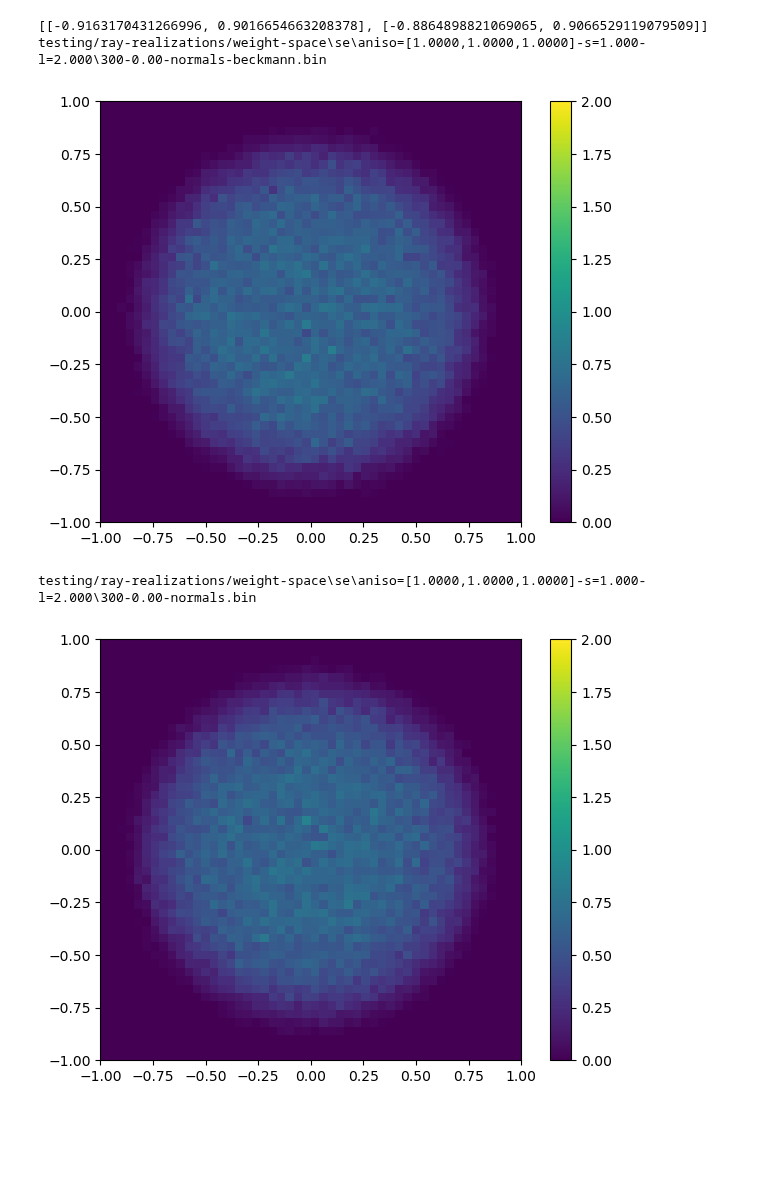
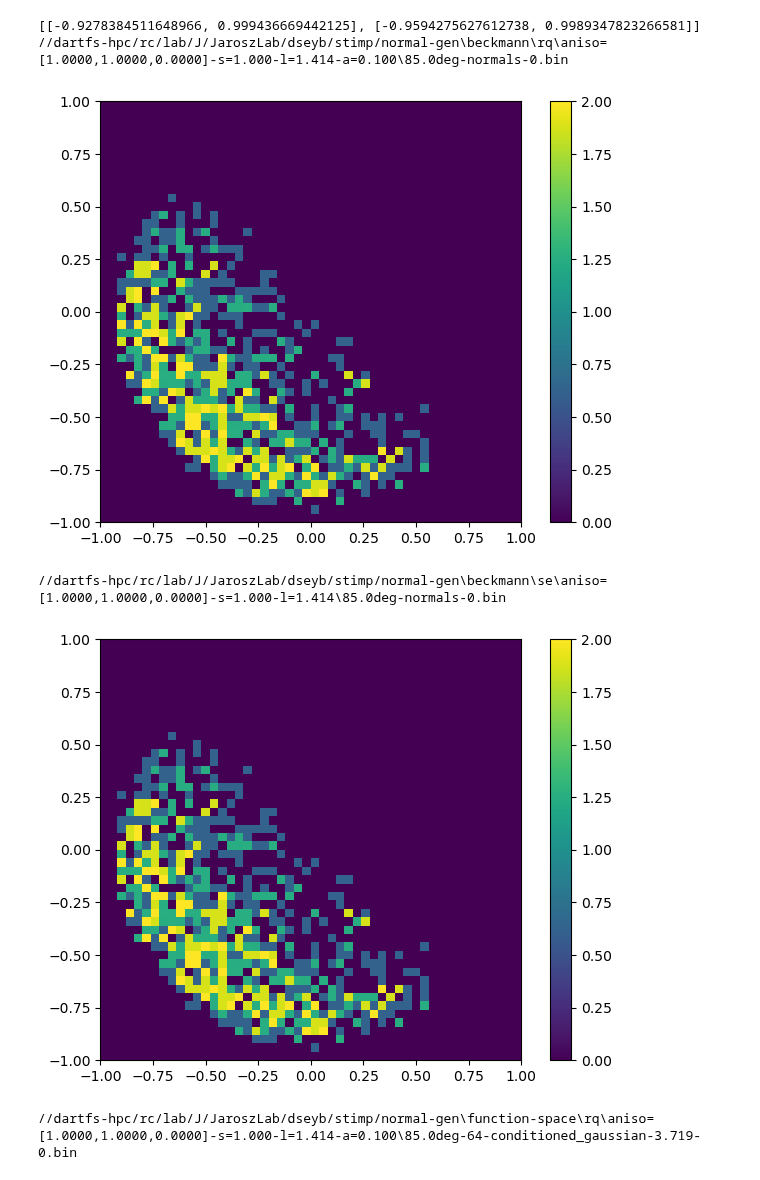
Before and after one commit to daseyb/tungsten, a Jupyter notebook: data/ndf.ipynb, the cells around one changed output. Saved outputs shown, nothing was run; the diff lists cells and outputs as text; code cells hidden in the pictures; blank space fills up the shorter version.

```diff
--- a/data/ndf.ipynb
+++ b/data/ndf.ipynb
@@ -116,10 +116,11 @@ bounds = [[np.inf,-np.inf], [np.inf, -np.inf]]
 #for file in glob.glob("testing/microfacet/normals-validate-nocond/angle-range/se/*.bin"):
 #for file in glob.glob("testing/microfacet/normals-validate-nocond/angle-range/rq/*.bin"):
 #for file in glob.glob("testing/microfacet/smith-test/angle-range/*/*256*.bin"):
-for file in glob.glob("testing/ray-realizations/weight-space/*/*l=2.0*/300-*0.00*-normals*.bin"):
+#for file in glob.glob("testing/ray-realizations/weight-space/*/*l=2.0*/300-*-normals*.bin"):
+for file in glob.glob("//dartfs-hpc/rc/lab/J/JaroszLab/dseyb/stimp/normal-gen/*/*/*/*.bin"):
 #for file in glob.glob("normals-validate-nocond/se/*.bin"):
 
-    if("testing/ray-realizations" in file):
+    if("testing/ray-realizations" in file or "dartfs-hpc" in file):
         normals = np.reshape(np.fromfile(file, dtype=np.float64), (-1,3))#.T
     else:
         normals = np.reshape(np.fromfile(file, dtype=np.float32), (3,-1)).T
@@ -155,35 +156,36 @@ for k, v in normal_files.items():
     #plot_normal_collection_1D(v, k[len("visible-normals/"):], k,
     #                        beckmann_roughness=np.round(beckmann_roughness, 4))
 
     #plot_normal_collection(v, k[len(common_prefix):], k, bounds = ((-0.03, 0.03), (-0.03, 0.03)) if "normals" in k else ((-0.01, 0.01), (-1, -0.98)))
 
     #plot_normal_collection(v, k[len(common_prefix):], k, bounds = ((-0.03, 0.03), (-0.03, 0.03)) if "normals" in k else ((-0.01, 0.01), (-1, -0.98)),
     #                       gt_normals=normal_files["testing/intersections\\gp-medium-plane-softlight-ref-ndf-no-nee\\surface-reflection.bin"])
 
     #plot_normal_collection(v, k[len(common_prefix):-len(common_postfix)], k, bounds = ((-0.03, 0.03), (-0.03, 0.03)), vmin=-300, vmax=300,
     #                       gt_normals=normal_files["testing/intersections\\gp-medium-plane-softlight-mean-beckmann\\medium-normals.bin"])
     #plot_normal_collection(v, k[len(common_prefix):], k, bounds = ((-0.3, 0.3), (-0.3, 0.3)))
     #plot_normal_collection(v, k[len(common_prefix):], k, bounds = ((-0.03, 0.03), (-0.03, 0.03)),
     #                       gt_normals=normal_files["testing/microfacet/normals-validate-nocond/se\\aniso=[1.0000,1.0000,0.0000]-s=0.001-l=0.141-67.5deg-32-beckmann-0.200.bin"])
     #plot_normal_collection(v, k[len(common_prefix):], k, bounds = ((-0.03, 0.03), (-0.03, 0.03)), vmin=-100, vmax=100,
     #                       gt_normals=normal_files["testing/microfacet/normals-validate-nocond/se\\aniso=[1.0000,1.0000,0.0000]-s=0.001-l=0.141-81.0deg-32-beckmann-0.020.bin"])
 
     #plot_normal_collection(v, k[len(common_prefix):], k, bounds = ((-1, 1), (-1, 1)), vmin=-0.25, vmax=0.25, gt_normals=normal_files[k.replace("conditioned_gaussian", "beckmann")])
     #plot_normal_collection_1D(v, k[len(common_prefix):], k, gt_normals=normal_files[k.replace("conditioned_gaussian", "beckmann")])
 
 
     #plot_normal_collection(v, k[len(common_prefix):-len(common_postfix)] + " - error", k, bounds = ((-1, 1), (-1, 1)), vmin=-0.25, vmax=0.25, gt_normals=normal_files[k.replace("-normals", "-normals-beckmann")])
     plot_normal_collection(v, "", k, bounds = ((-1, 1), (-1, 1)), vmin=0, vmax=2)
 
     #lot_normal_collection_1D(v, k[len(common_prefix):], k, gt_normals=normal_files[k.replace("-normals", "-normals-beckmann")])
 
     #plot_normal_collection(v, k[len(common_prefix):], k, bounds = ((-0.3, 0.3), (-0.3, 0.3)),
     #                       gt_normals=normal_files[k.replace("conditioned_gaussian", "beckmann")], vmin=-1, vmax=1)
     #plot_normal_collection(v, k[len(common_prefix):], k, bounds = bounds)
     plt.show()
 # %% [output]
-[[-0.9163170431266996, 0.9016654663208378], [-0.8864898821069065, 0.9066529119079509]]
-testing/ray-realizations/weight-space\se\aniso=[1.0000,1.0000,1.0000]-s=1.000-l=2.000\300-0.00-normals-beckmann.bin
+[[-0.9278384511648966, 0.999436669442125], [-0.9594275627612738, 0.9989347823266581]]
+//dartfs-hpc/rc/lab/J/JaroszLab/dseyb/stimp/normal-gen\beckmann\rq\aniso=[1.0000,1.0000,0.0000]-s=1.000-l=1.414-a=0.100\85.0deg-normals-0.bin
-[figure, old version]
+[figure, new version]
-testing/ray-realizations/weight-space\se\aniso=[1.0000,1.0000,1.0000]-s=1.000-l=2.000\300-0.00-normals.bin
+//dartfs-hpc/rc/lab/J/JaroszLab/dseyb/stimp/normal-gen\beckmann\se\aniso=[1.0000,1.0000,0.0000]-s=1.000-l=1.414\85.0deg-normals-0.bin
-[figure, old version]
+[figure, new version]
+//dartfs-hpc/rc/lab/J/JaroszLab/dseyb/stimp/normal-gen\function-space\rq\aniso=[1.0000,1.0000,0.0000]-s=1.000-l=1.414-a=0.100\85.0deg-64-conditioned_gaussian-3.719-0.bin
```
Also changed, not shown: parts of 1 cell of this notebook, 2 other files.
